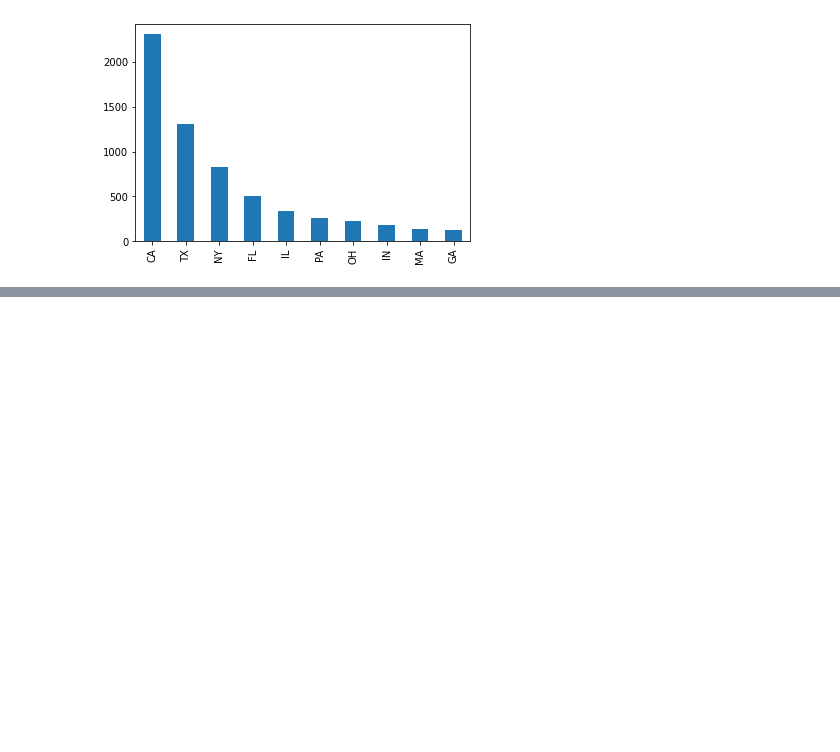
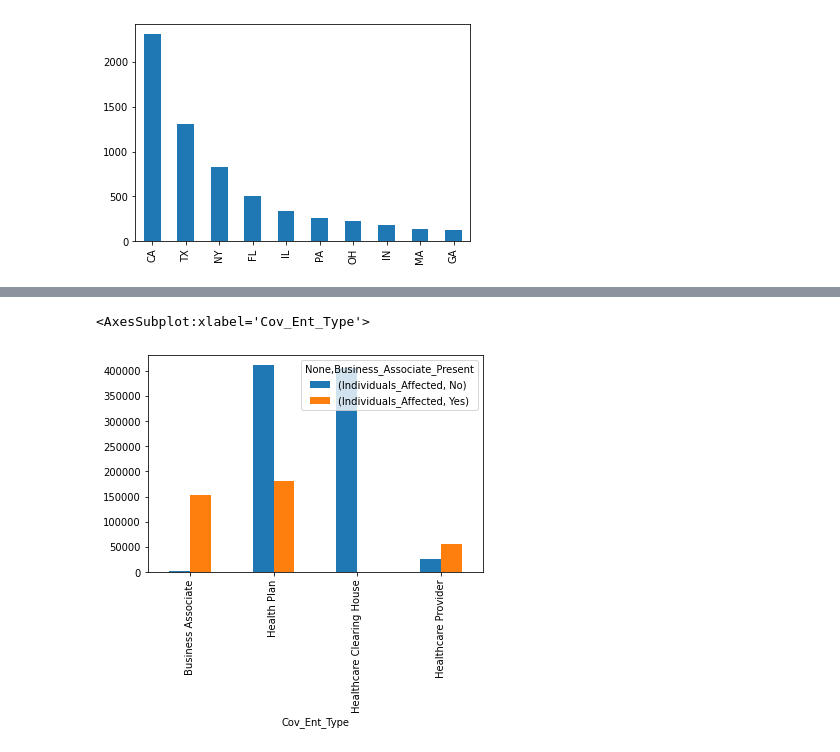
Before and after one commit to kessmith/Breach-Research, a Jupyter notebook: Data Analysis and Prep/Analysis.ipynb, the cells around one changed output, grey strips where cells are left out. Cells and saved outputs as stored; diff of their text form; code cells hidden in the pictures; blank space fills up the shorter version.

```diff
--- a/Data Analysis and Prep/Analysis.ipynb
+++ b/Data Analysis and Prep/Analysis.ipynb
@@ -108,0 +125,8 @@ df.groupby('Business_Associate_Present').Type_of_Breach.value_counts().nlargest(
+# %%
+pivot_workclass = pd.pivot_table(df, values=['Individuals_Affected'],
+                                 index = 'Cov_Ent_Type',
+                                 columns = 'Business_Associate_Present', aggfunc=np.mean, fill_value=0)
+pivot_workclass.plot.bar()
+# %% [output]
+<AxesSubplot:xlabel='Cov_Ent_Type'>
+[figure, added]
```
Also changed, not shown: parts of 5 cells of this notebook, 1 other file.
